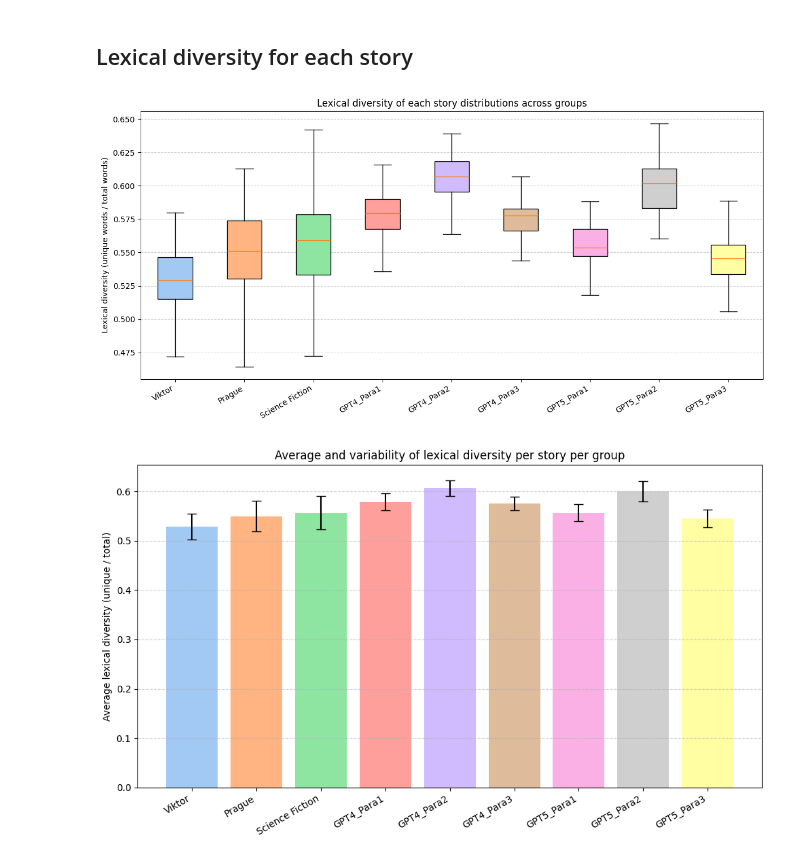
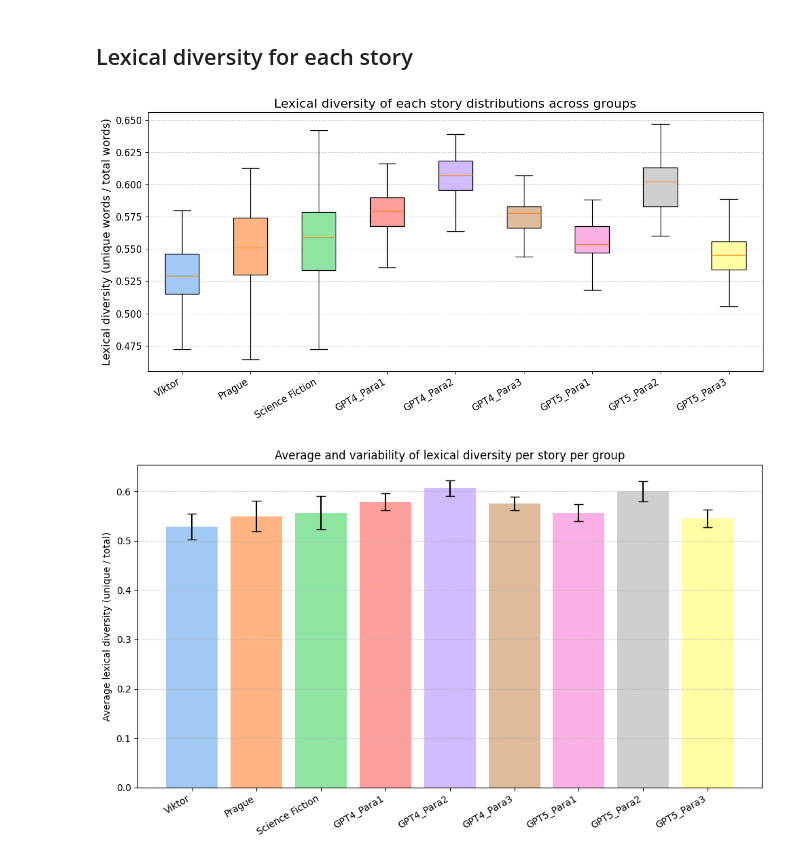
Before and after one commit to joaocnvdias/mech-i-coherence, a Jupyter notebook: vector-fields/plots/prompt-v-paraphrase.ipynb, the cells around one changed output. Cells and saved outputs as stored; diff of their text form; code cells hidden in the pictures.

```diff
--- a/vector-fields/plots/prompt-v-paraphrase.ipynb
+++ b/vector-fields/plots/prompt-v-paraphrase.ipynb
@@ -412,21 +414,22 @@ batch_diversity_counts = [
     para2_list_1_diversity, para2_list_2_diversity, para2_list_3_diversity
 ]
 # %%
-#boxplot
+# Boxplot
 plt.figure(figsize=(12, 6))
 box = plt.boxplot(batch_diversity_counts, patch_artist=True, tick_labels=labels, showfliers=False)
 
 for patch, color in zip(box['boxes'], colors):
     patch.set_facecolor(color)
 
-plt.ylabel("Lexical diversity (unique words / total words)")
-plt.title("Lexical diversity of each story distributions across groups")
-plt.xticks(rotation=30, ha="right")
+plt.ylabel("Lexical diversity (unique words / total words)", fontsize=14)
+plt.title("Lexical diversity of each story distributions across groups", fontsize=16)
+plt.xticks(rotation=30, ha="right", fontsize=12)
+plt.yticks(fontsize=12)
 plt.grid(axis="y", linestyle="--", alpha=0.6)
 plt.tight_layout()
 plt.show()
 # %% [output]
-[figure, old version]
+[figure, new version]
 # %%
 means = [np.mean(lens) for lens in batch_diversity_counts]
 stds = [np.std(lens) for lens in batch_diversity_counts]
```
Also changed, not shown: parts of 3 cells of this notebook, 11 other files.
